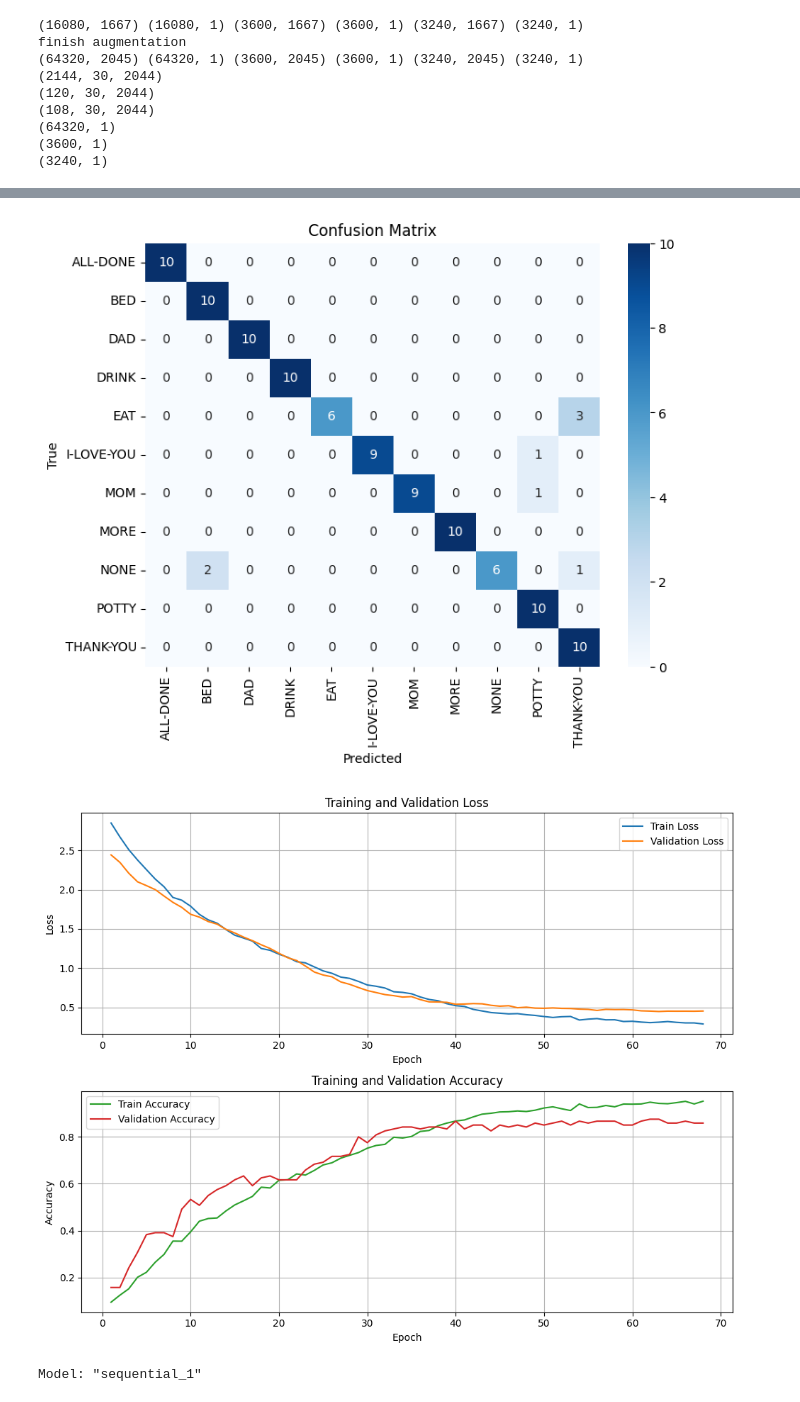
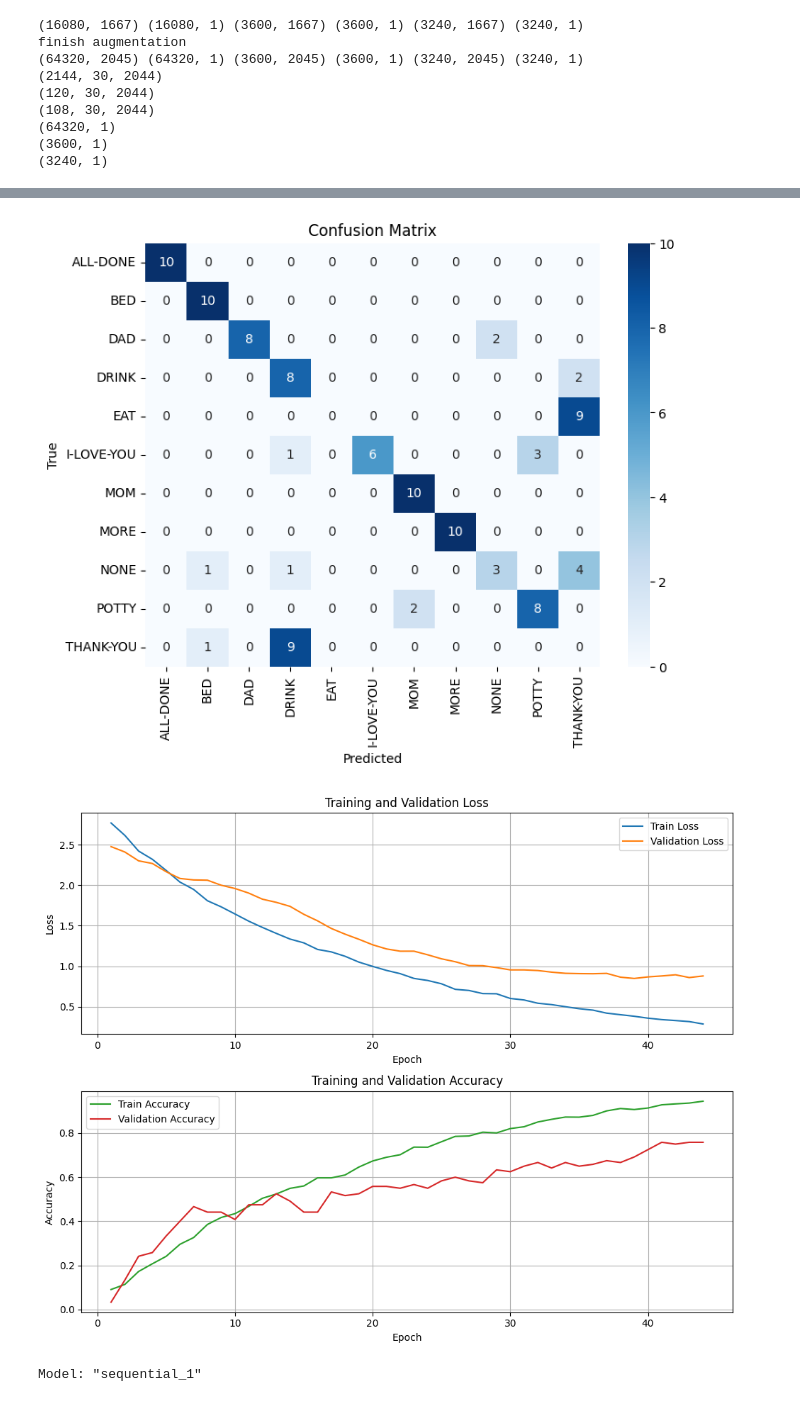
Before and after one commit to D3rrickLa/machine_learning_tfnmp, a Jupyter notebook: model/CNN_LSTM/v2/cnn_lstm_v2.ipynb, the cells around one changed output, grey strips where cells are left out. Cells and saved outputs as stored; diff of their text form; code cells hidden in the pictures.

Commit message:
mod version of model, still not good. loaded good model to get the layers

```diff
--- a/model/CNN_LSTM/v2/cnn_lstm_v2.ipynb
+++ b/model/CNN_LSTM/v2/cnn_lstm_v2.ipynb
@@ -243,39 +243,54 @@ model_dev_v1 = Sequential([
 
     # Dense(len(class_labels), activation='softmax', kernel_regularizer=L1L2(0.0001, 0.0001), bias_regularizer=L2(0.00025))  # Output layer for classification
 
-    Conv1D(filters=384, kernel_size=3, activation="leaky_relu", kernel_regularizer=L1L2()),
+    Conv1D(filters=384, kernel_size=3, activation="leaky_relu"),
     MaxPooling1D(pool_size=2),
     BatchNormalization(),
-    Dense(96, activation="relu6"),
+    Activation("tanh"),
+    Dense(96, activation="leaky_relu"),
+
     Conv1D(filters=128, kernel_size=3, activation="tanh"),
+    BatchNormalization(),
     MaxPooling1D(pool_size=2),
+
     Conv1D(filters=64, kernel_size=3, activation="tanh"),
-    MaxPooling1D(pool_size=2),
     BatchNormalization(),
+    MaxPooling1D(pool_size=3),
 
-    Bidirectional(GRU(376, return_sequences=True, kernel_regularizer=L2(1.0848960662999816e-05))),
+
+    Bidirectional(LSTM(376, return_sequences=True, kernel_regularizer=L2(1.0848960662999816e-05))),
+    LayerNormalization(),
     Dropout(0.3),
-    Bidirectional(GRU(352, return_sequences=True)),
+
+    Bidirectional(LSTM(352, return_sequences=True)),
+    Dropout(0.25),
+    Activation("tanh"),
+    Bidirectional(GRU(332, return_sequences=True)),
+
     GRU(120, kernel_regularizer=L2(6.142117138252424e-05)),
     LayerNormalization(),
     Activation("tanh"),
+
     Dense(100, activation="tanh"),
     Dropout(0.5),
-    Dense(len(class_labels), activation='softmax', kernel_regularizer=L1L2(0.0001, 0.0001), bias_regularizer=L2(0.00025))  # Output layer for classification
+
+    Dense(len(class_labels), activation='softmax', kernel_regularizer=L1L2(0.00001, 0.0001), bias_regularizer=L2(0.00025))  # Output layer for classification
 
 
 
 ])
+from keras._tf_keras.keras.models import load_model
+model_dev_1 = load_model(r"model_dev_v1_vr2.keras")
 
-model_dev_v1.compile(optimizer=SGD(learning_rate=1.0e-4, weight_decay=1e-6, momentum=0.97, nesterov=True, clipnorm=1.0), loss='categorical_crossentropy', metrics=['accuracy'])
+model_dev_v1.compile(optimizer=SGD(learning_rate=1.25e-4, weight_decay=1e-7, momentum=0.975, nesterov=True, clipnorm=1.0), loss='categorical_crossentropy', metrics=['accuracy'])
 
 early_stopping = EarlyStopping(monitor='val_loss', patience=5, restore_best_weights=True)
-reduce_lr = ReduceLROnPlateau(monitor='val_loss', factor=0.5, patience=2, min_lr=1e-12)
+reduce_lr = ReduceLROnPlateau(monitor='val_loss', factor=0.7, patience=2, min_lr=1e-12)
 history_dev_1 = model_dev_v1.fit(
     X_train_sequences, y_train_categorical,
     validation_data=(X_val_sequences, y_val_categorical),
     epochs=100,  # Adjust epochs as needed
-    batch_size=60,  # Adjust batch size as needed
+    batch_size=90,  # Adjust batch size as needed
     callbacks=[early_stopping, reduce_lr]
 )
 
@@ -310,5 +325,5 @@ Test Accuracy: 0.9259259104728699
-[figure, old version]
+[figure, new version]
-[figure, old version]
+[figure, new version]
 # %%
 model_dev_v1.save("model_dev_v1_vr2.keras")
 # %%
```
Also changed, not shown: parts of 1 cell of this notebook.
